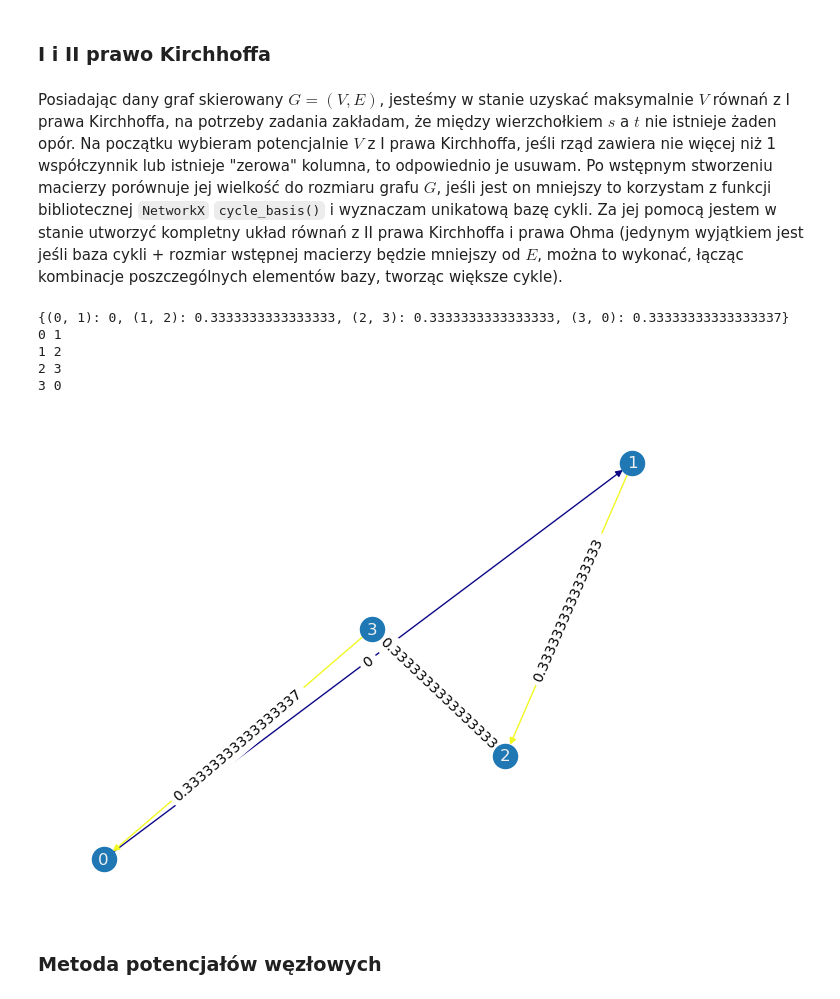
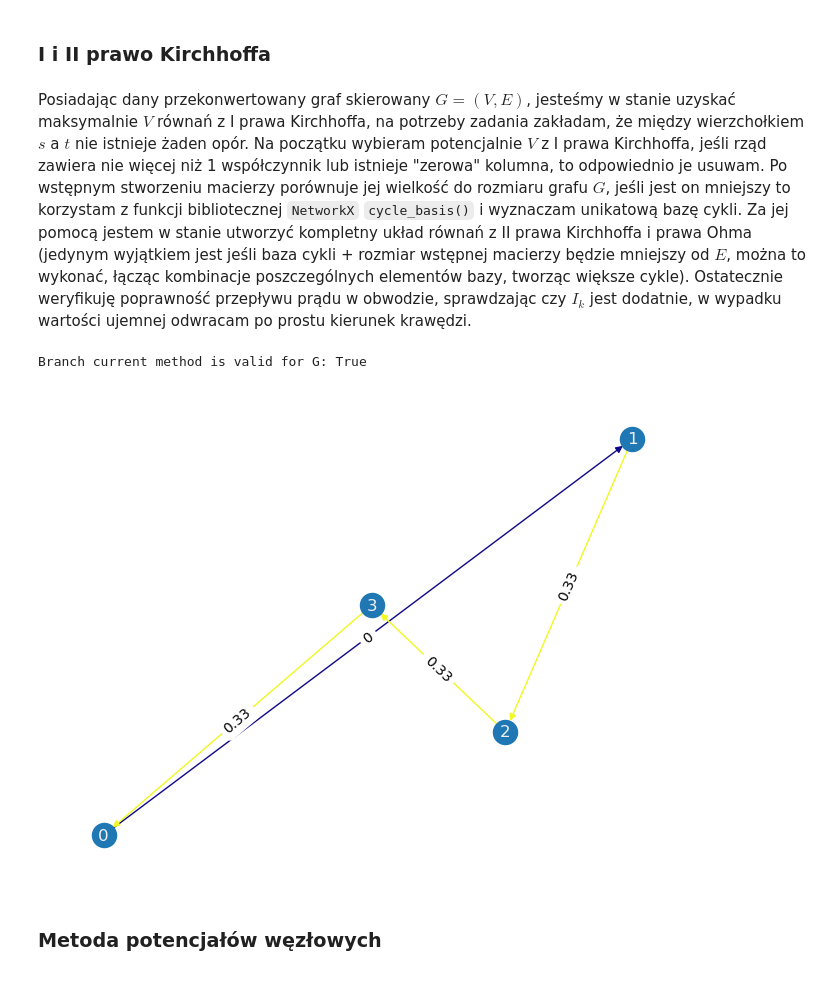
Before and after one commit to Szaroslav/computational-methods-agh-course, a Jupyter notebook: lab02/lab02.ipynb, the cells around one changed output. Drawn from its saved outputs; the diff is of its cells as text; code cells hidden in the pictures.

```diff
--- a/lab02/lab02.ipynb
+++ b/lab02/lab02.ipynb
@@ -203,11 +203,11 @@ def draw_graph(G, weights):
     for u, v in G.edges:
         edge_color_intesities.append((weights[(u, v)] - _min) / (_max - _min))
 
-    rounded_weights =
+    rounded_weights = {(u, v): round(weights[(u, v)], 2) for u, v in weights.keys()}
 
     nx.draw(G, pos=layout, edge_color=edge_color_intesities, edge_cmap=mpl.colormaps["plasma"])
     nx.draw_networkx_labels(G, pos=layout, font_color="#f0f0f0")
-    nx.draw_networkx_edge_labels(G, pos=layout, edge_labels=weights)
+    nx.draw_networkx_edge_labels(G, pos=layout, edge_labels=rounded_weights)
 # %%
 def parse_to_directed(G, s, t):
     if isinstance(G, nx.DiGraph): di_G = G
@@ -283,7 +301,7 @@ def fix_directed_graph(G, I):
 # %% [markdown]
 ### I i II prawo Kirchhoffa
 # %% [markdown]
-Posiadając dany graf skierowany $G = (V, E)$, jesteśmy w stanie uzyskać maksymalnie $V$ równań z I prawa Kirchhoffa, na potrzeby zadania zakładam, że między wierzchołkiem $s$ a $t$ nie istnieje żaden opór. Na początku wybieram potencjalnie $V$ z I prawa Kirchhoffa, jeśli rząd zawiera nie więcej niż 1 współczynnik lub istnieje "zerowa" kolumna, to odpowiednio je usuwam. Po wstępnym stworzeniu macierzy porównuje jej wielkość do rozmiaru grafu $G$, jeśli jest on mniejszy to korzystam z funkcji bibliotecznej `NetworkX` `cycle_basis()` i wyznaczam unikatową bazę cykli. Za jej pomocą jestem w stanie utworzyć kompletny układ równań z II prawa Kirchhoffa i prawa Ohma (jedynym wyjątkiem jest jeśli baza cykli + rozmiar wstępnej macierzy będzie mniejszy od $E$, można to wykonać, łącząc kombinacje poszczególnych elementów bazy, tworząc większe cykle).
+Posiadając dany przekonwertowany graf skierowany $G = (V, E)$, jesteśmy w stanie uzyskać maksymalnie $V$ równań z I prawa Kirchhoffa, na potrzeby zadania zakładam, że między wierzchołkiem $s$ a $t$ nie istnieje żaden opór. Na początku wybieram potencjalnie $V$ z I prawa Kirchhoffa, jeśli rząd zawiera nie więcej niż 1 współczynnik lub istnieje "zerowa" kolumna, to odpowiednio je usuwam. Po wstępnym stworzeniu macierzy porównuje jej wielkość do rozmiaru grafu $G$, jeśli jest on mniejszy to korzystam z funkcji bibliotecznej `NetworkX` `cycle_basis()` i wyznaczam unikatową bazę cykli. Za jej pomocą jestem w stanie utworzyć kompletny układ równań z II prawa Kirchhoffa i prawa Ohma (jedynym wyjątkiem jest jeśli baza cykli + rozmiar wstępnej macierzy będzie mniejszy od $E$, można to wykonać, łącząc kombinacje poszczególnych elementów bazy, tworząc większe cykle). Ostatecznie weryfikuję poprawność przepływu prądu w obwodzie, sprawdzając czy $I_k$ jest dodatnie, w wypadku wartości ujemnej odwracam po prostu kierunek krawędzi.
 # %%
 def kirchhoffs_laws(G, s, t, e):
     def reduce_rows(A):
@@ -366,40 +384,38 @@ def kirchhoffs_laws(G, s, t, e):
                 for u, v in cycle_edges:
                     if u != s and v != t:
                         C[i][edges[(u, v)]] = -G[u][v]["weight"]
                     else:
                         B[i + n] = -e
             if m < N:
                 I = np.hstack((I, np.zeros(n, N - m)))
 
             A = np.vstack((I, C))
 
         # Extend cycles using basis
         else:
             # Combine cycle basis
             print(len(cycles), n, N)
             pass
 
     I = np.linalg.solve(A, B)
 
     res = {}
     for u, v in G.edges:
         if (u, v) in edges:
             res[(u, v)] = I[edges[(u, v)]]
         else:
             res[(u, v)] = 0
 
     return res
 
 
 I = kirchhoffs_laws(G, s, t, E)
-draw_graph(fix_directed_graph(G, I), I)
+G = fix_directed_graph(G, I)
+draw_graph(G, I)
+print(f"Branch current method is valid for G: {validate_graph(G, I, s, t)}")
 # %% [output]
-{(0, 1): 0, (1, 2): 0.3333333333333333, (2, 3): 0.3333333333333333, (3, 0): 0.33333333333333337}
-0 1
-1 2
-2 3
-3 0
+Branch current method is valid for G: True
-[figure, old version]
+[figure, new version]
 # %% [markdown]
 ### Metoda potencjałów węzłowych
 # %% [markdown]
```
Also changed, not shown: parts of 5 cells of this notebook.
